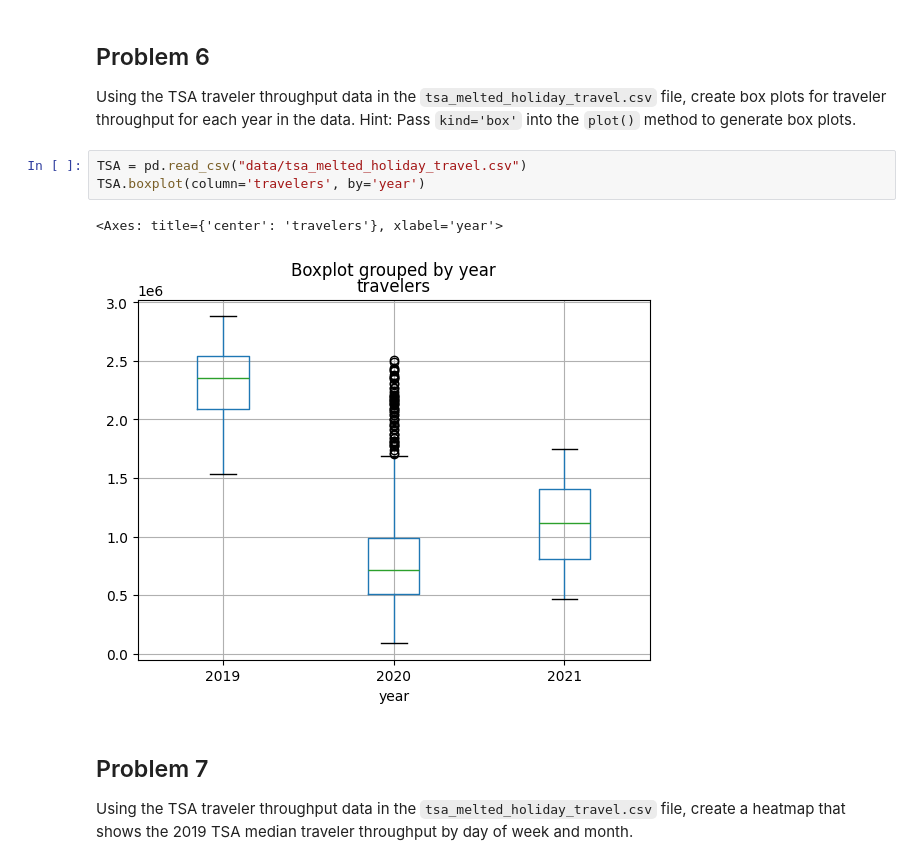
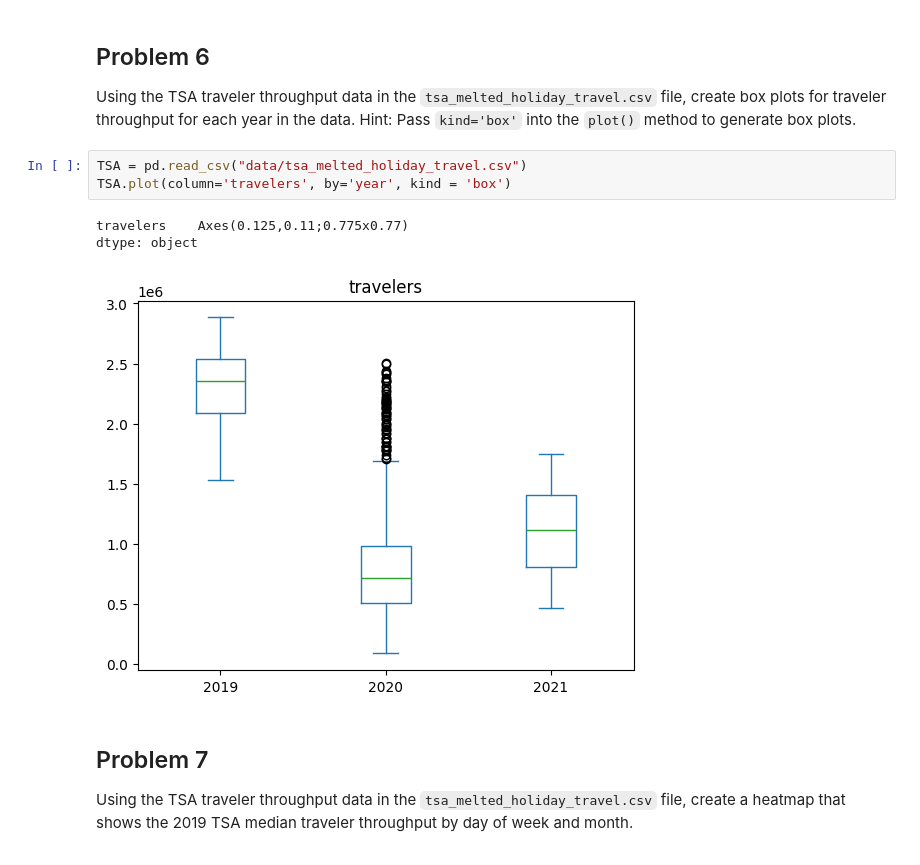
Before and after one commit to SU-IST707-FS25/week-1-materials-haydenorenstein, a Jupyter notebook: assignment.ipynb, the cells around one changed output. Saved outputs shown, nothing was run; the diff lists cells and outputs as text.

```diff
--- a/assignment.ipynb
+++ b/assignment.ipynb
@@ -149,10 +149,11 @@ taxi_stats.head()
 Using the TSA traveler throughput data in the `tsa_melted_holiday_travel.csv` file, create box plots for traveler throughput for each year in the data. Hint: Pass `kind='box'` into the `plot()` method to generate box plots.
 # %%
 TSA = pd.read_csv("data/tsa_melted_holiday_travel.csv")
-TSA.boxplot(column='travelers', by='year')
+TSA.plot(column='travelers', by='year', kind = 'box')
 # %% [output]
-<Axes: title={'center': 'travelers'}, xlabel='year'>
+travelers    Axes(0.125,0.11;0.775x0.77)
+dtype: object
-[figure, old version]
+[figure, new version]
 # %% [markdown]
 <!-- @q -->
 ## Problem 7
```
Also changed, not shown: parts of 2 cells of this notebook.
